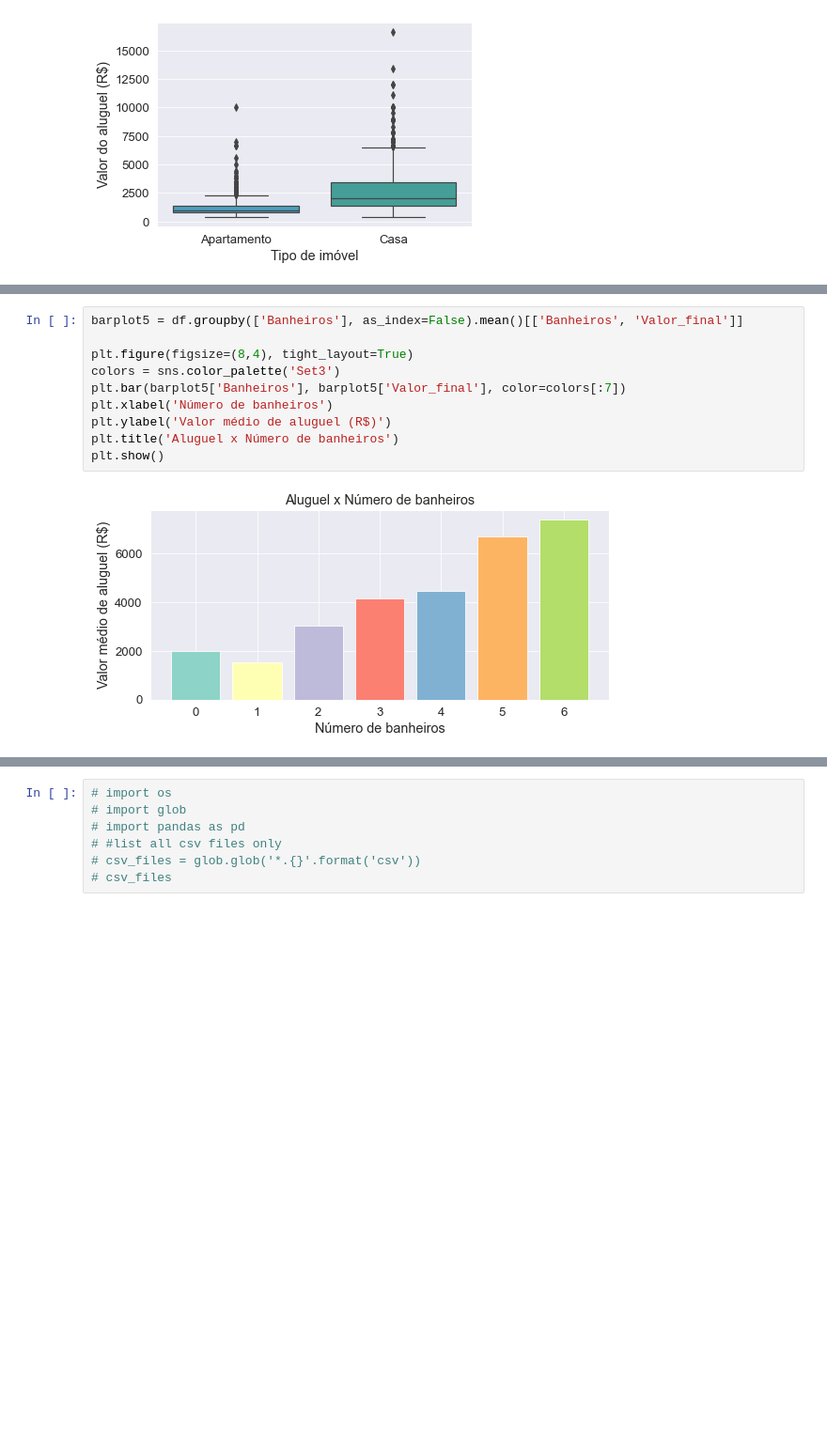
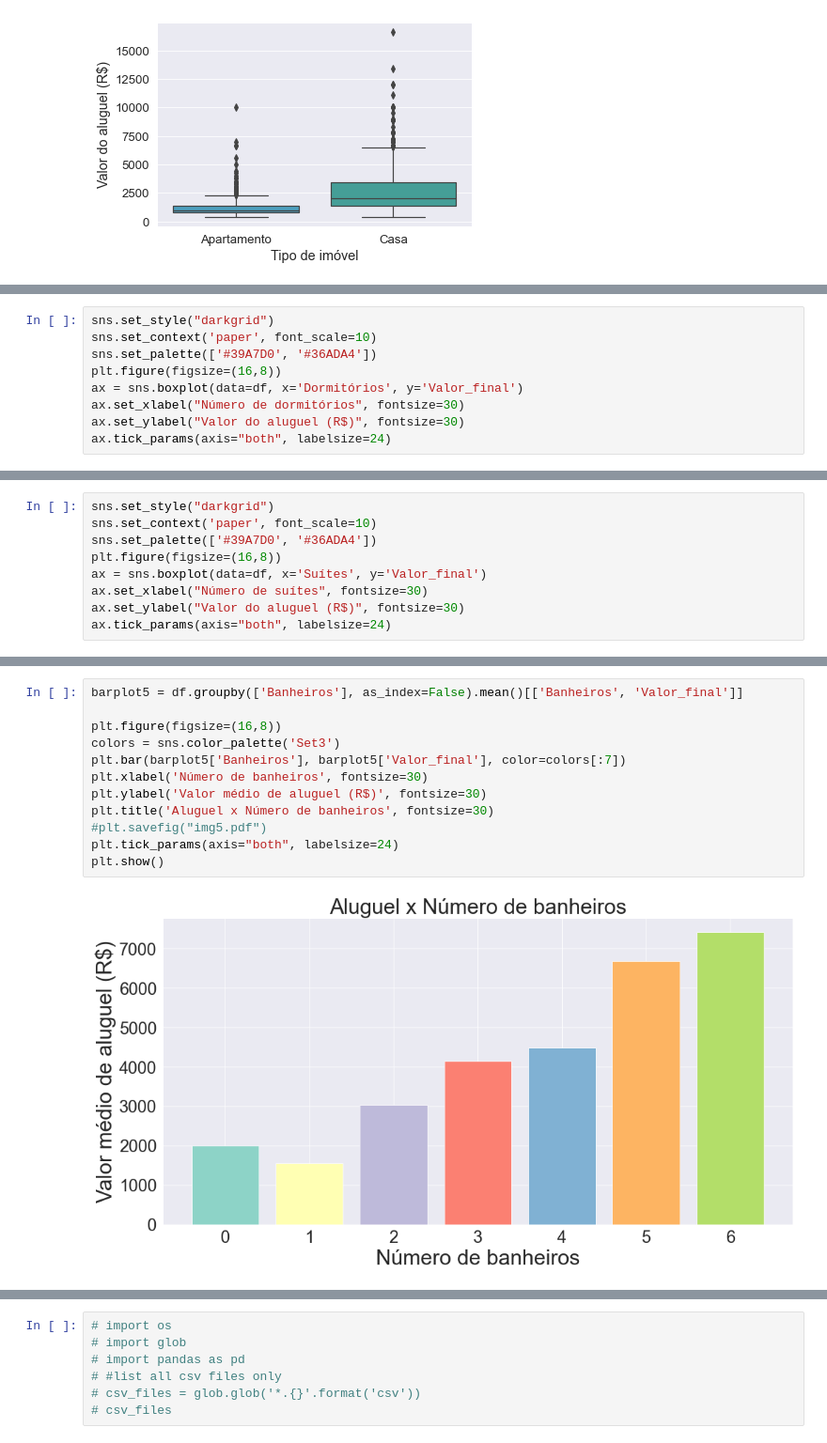
Before and after one commit to naomyduarteg/Aluguel_SaoCarlos_Python_Flask, a Jupyter notebook: data_analysis/data_analysis.ipynb, the cells around one changed output, grey strips where cells are left out. Shown at 94% size. Cells and saved outputs as stored; diff of their text form; blank space fills up the shorter version.

```diff
--- a/data_analysis/data_analysis.ipynb
+++ b/data_analysis/data_analysis.ipynb
@@ -363,0 +403,9 @@ plt.show()
+# %%
+sns.set_style("darkgrid")
+sns.set_context('paper', font_scale=10)
+sns.set_palette(['#39A7D0', '#36ADA4'])
+plt.figure(figsize=(16,8))
+ax = sns.boxplot(data=df, x='Dormitórios', y='Valor_final')
+ax.set_xlabel("Número de dormitórios", fontsize=30)
+ax.set_ylabel("Valor do aluguel (R$)", fontsize=30)
+ax.tick_params(axis="both", labelsize=24)
@@ -387,0 +442,9 @@ plt.show()
+# %%
+sns.set_style("darkgrid")
+sns.set_context('paper', font_scale=10)
+sns.set_palette(['#39A7D0', '#36ADA4'])
+plt.figure(figsize=(16,8))
+ax = sns.boxplot(data=df, x='Suítes', y='Valor_final')
+ax.set_xlabel("Número de suítes", fontsize=30)
+ax.set_ylabel("Valor do aluguel (R$)", fontsize=30)
+ax.tick_params(axis="both", labelsize=24)
@@ -388,12 +464,14 @@ plt.show()
 # %%
 barplot5 = df.groupby(['Banheiros'], as_index=False).mean()[['Banheiros', 'Valor_final']]
 
-plt.figure(figsize=(8,4), tight_layout=True)
+plt.figure(figsize=(16,8))
 colors = sns.color_palette('Set3')
 plt.bar(barplot5['Banheiros'], barplot5['Valor_final'], color=colors[:7])
-plt.xlabel('Número de banheiros')
-plt.ylabel('Valor médio de aluguel (R$)')
-plt.title('Aluguel x Número de banheiros')
+plt.xlabel('Número de banheiros', fontsize=30)
+plt.ylabel('Valor médio de aluguel (R$)', fontsize=30)
+plt.title('Aluguel x Número de banheiros', fontsize=30)
+#plt.savefig("img5.pdf")
+plt.tick_params(axis="both", labelsize=24)
 plt.show()
 # %% [output]
-[figure, old version]
+[figure, new version]
```
Also changed, not shown: parts of 23 cells of this notebook, 2 other files.
